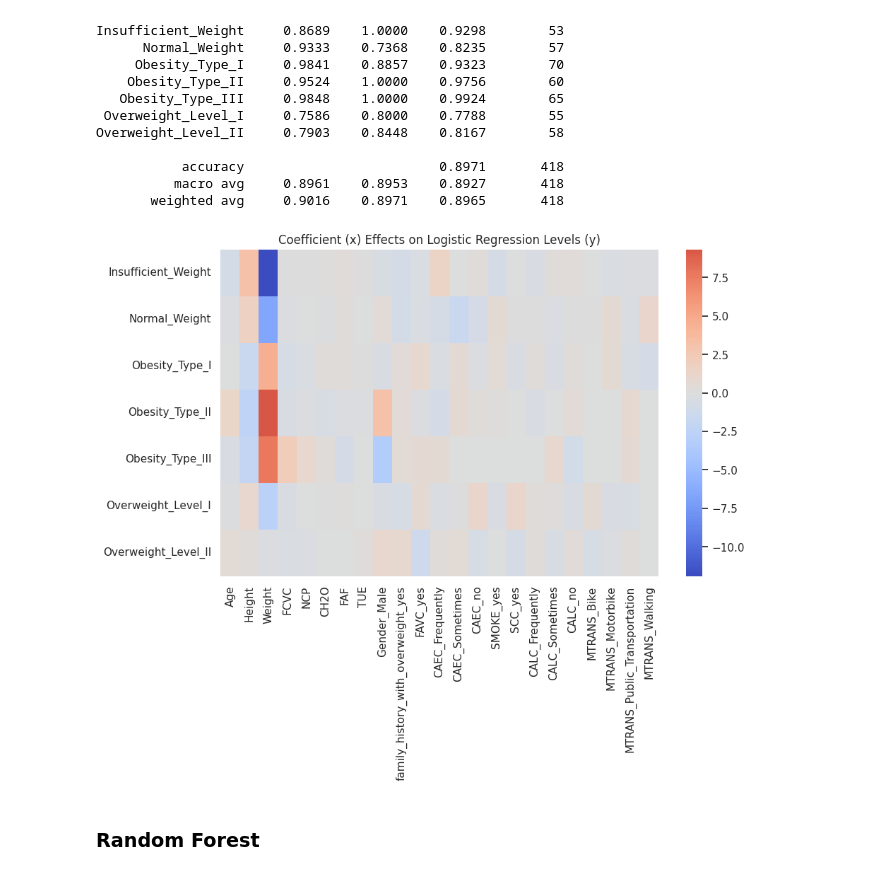
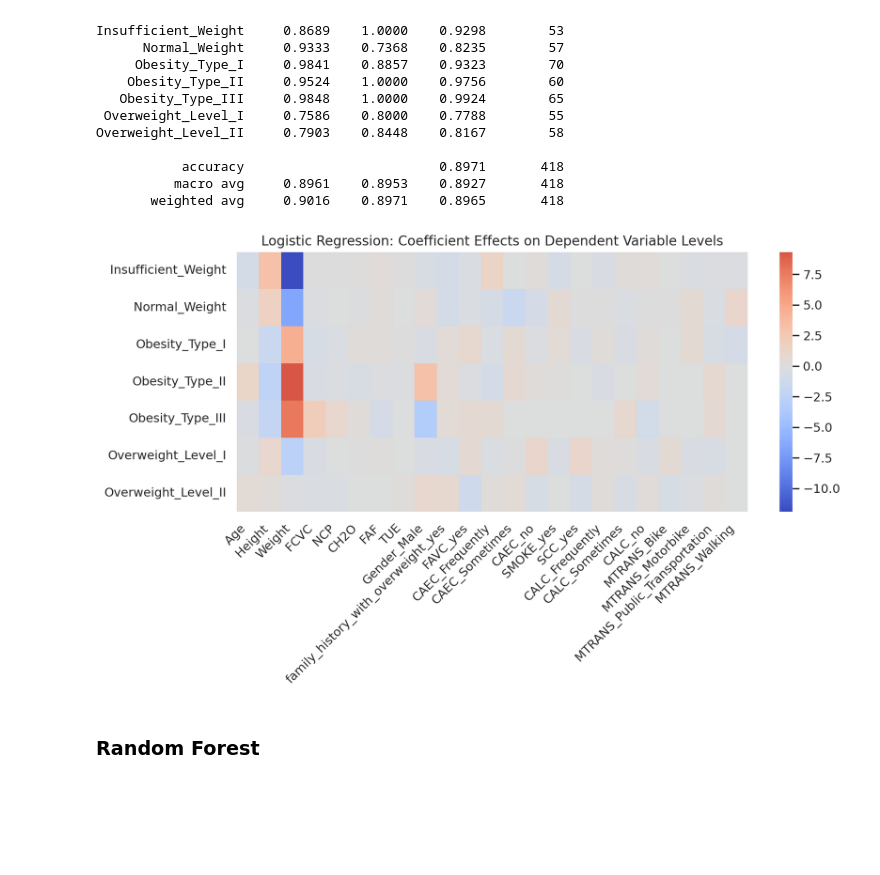
Before and after one commit to hassaanabbasi98/ProjectAAI-501-ObseityLevel-, a Jupyter notebook: erika_501_analysis.ipynb, the cells around one changed output. Saved outputs shown, nothing was run; the diff lists cells and outputs as text; code cells hidden in the pictures; blank space fills up the shorter version.

```diff
--- a/erika_501_analysis.ipynb
+++ b/erika_501_analysis.ipynb
@@ -261,18 +261,20 @@ Overweight_Level_II     0.7903    0.8448    0.8167        58
 # %%
 ## visualize coefficient impact on each variable
 
 # create dataframe
 coef_lr = pd.DataFrame(lr_model.coef_,
-                       columns = all_feature_names,
-                       index = model.classes_)
+                       columns = lr_feature_names,
+                       index = lr_model.classes_)
 
 # create plot
-plt.figure(figsize = (10,6))
+plt.figure(figsize = (10, 6))
 sns.heatmap(coef_lr, annot = False, cmap = 'coolwarm', center = 0)
-plt.title('Coefficient (x) Effects on Logistic Regression Levels (y)')
+plt.title('Logistic Regression: Coefficient Effects on Dependent Variable Levels')
+plt.xticks(rotation = 45, ha = 'right')
+plt.tight_layout()
 plt.show()
 # %% [output]
-[figure, old version]
+[figure, new version]
 # %% [markdown]
 ### Random Forest
 # %% [markdown]
```
Also changed, not shown: parts of 1 cell of this notebook.
